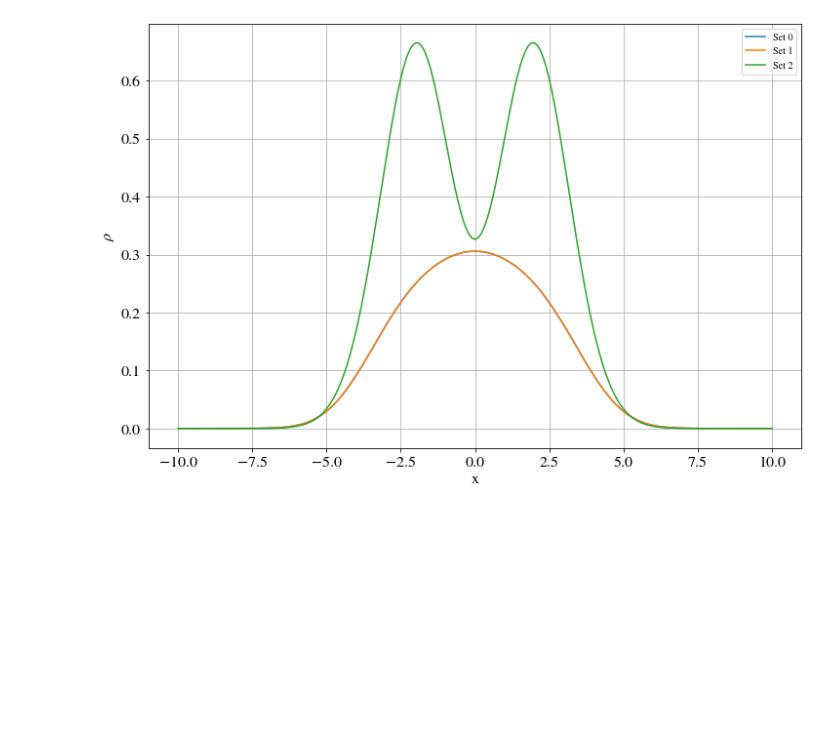
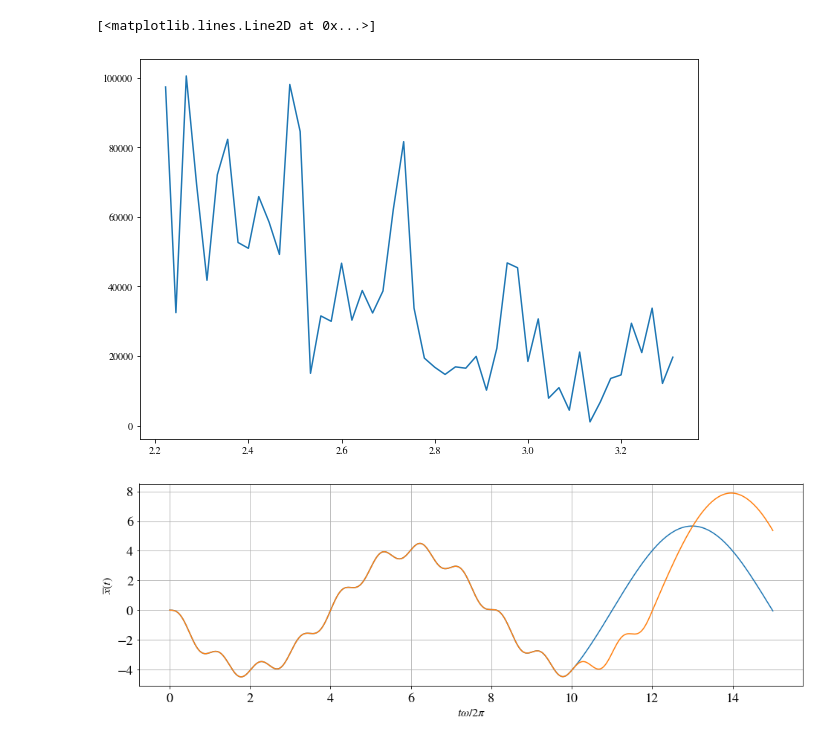
Before and after one commit to Matteo294/FYS4411, a Jupyter notebook: Project2/code/tdhf.ipynb, the cells around one changed output. Cells and saved outputs as stored; diff of their text form; code cells hidden in the pictures; blank space fills up the shorter version.

```diff
--- a/Project2/code/tdhf.ipynb
+++ b/Project2/code/tdhf.ipynb
@@ -43,0 +39,6 @@ Converged
+# %%
+Omega = 0.25
+omega = 2.0
+T = 2*np.pi / omega
+ghf = do2.GHF()
+C, time1, dipole1, overlap1, xFFT1, xfreqFFT1, overlapFFT1, overlapfreqFFT1 = ghf.fourier_analysis(tolerance=1e-6, max_iter=100, t_laser_ON=10*T, t_max=200*T, dt=1e-3, plot_dipole=True, plot_overlap=True, plot_fft_x=True, plot_fft_overlap=True)
@@ -44,15 +50,21 @@ Converged
+# %%
+pr1 = 100
+pr2 = 150
+plt.figure(figsize=(10,7))
+plt.plot(2*np.pi*overlapfreqFFT1[pr1:pr2], np.abs(overlapFFT1[pr1:pr2]))
+# %% [output]
+[<matplotlib.lines.Line2D at 0x...>]
+[figure, added]
 # %%
-plt.figure(figsize=(12,8))
-plt.plot(ghf.system.grid, onebody0.real, label='Set 0')
-plt.plot(ghf.system.grid, onebody1.real, label='Set 1')
-plt.plot(ghf.system.grid, onebody2.real, label='Set 2')
-plt.xlabel('x', fontsize=16)
-plt.ylabel(r'$\rho$', fontsize=16)
+plt.figure(figsize=(16,5))
+plt.plot(time1*omega*0.5/np.pi, dipole1.real, label=r'$T=10\times2\pi/\omega$')
+plt.plot(time2*omega*0.5/np.pi, dipole2.real, label=r'$T=12\times2\pi/\omega$')
+plt.xlabel(r'$t\omega/2\pi$', fontsize=16)
+plt.ylabel(r'$\overline{x}(t)$', fontsize=16)
 ax = plt.gca()
-ax.tick_params(axis='both', which='major', pad=5, labelsize=16)
+ax.tick_params(axis='both', which='major', pad=5, labelsize=18)
 plt.grid()
-plt.legend()
-# plt.savefig('../paper/images/one_body_initial_cond.pdf', bbox_inches='tight')
+#plt.savefig('../paper/images/laser_on_off.pdf', bbox_inches='tight')
 plt.show()
 # %% [output]
-[figure, old version]
+[figure, new version]
```
Also changed, not shown: parts of 3 cells of this notebook, 11 other files.
